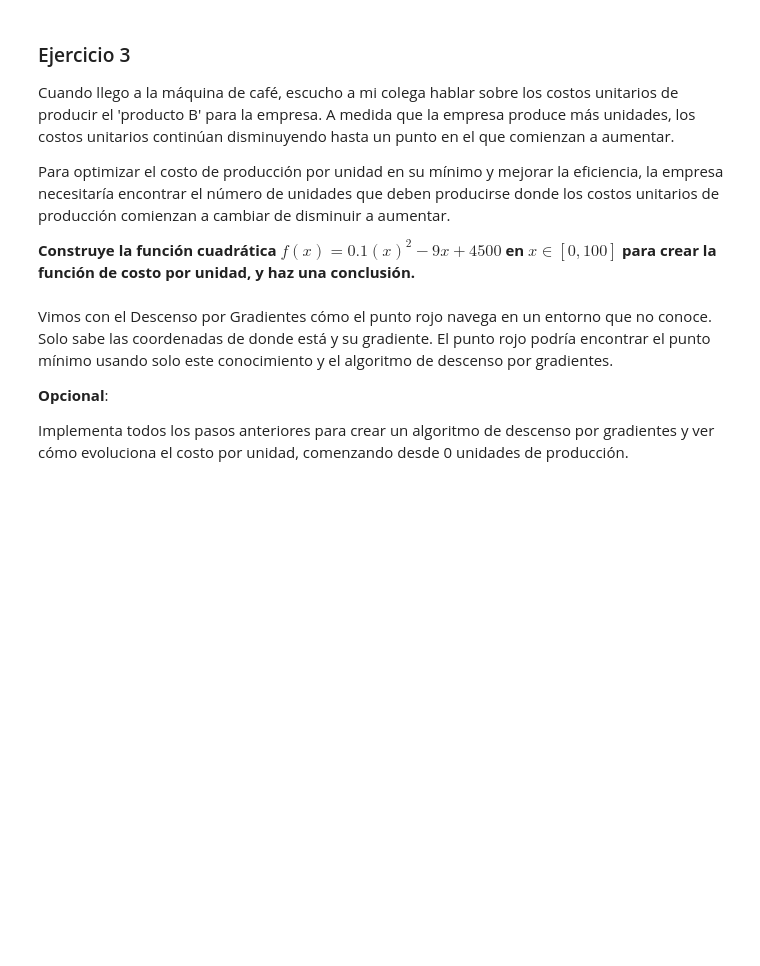
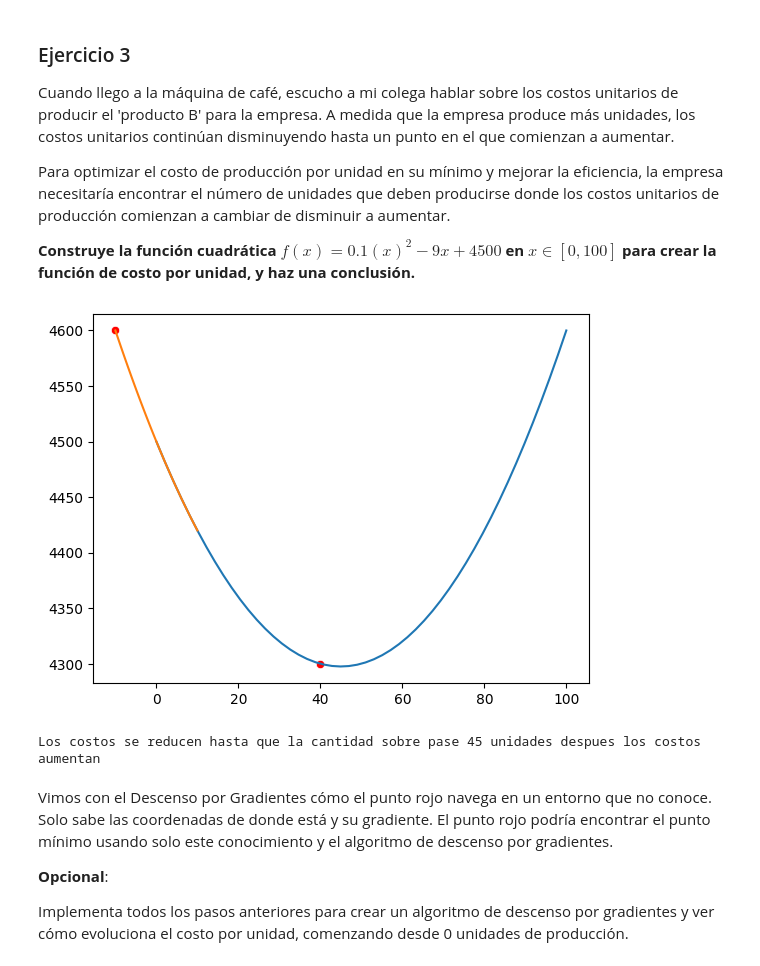
Before and after one commit to scontrerasr/calculus-and-algebra-problems-with-python, a Jupyter notebook: notebook/problems.es.ipynb, the cells around one changed output. Saved outputs shown, nothing was run; the diff lists cells and outputs as text; code cells hidden in the pictures; blank space fills up the shorter version.

```diff
--- a/notebook/problems.es.ipynb
+++ b/notebook/problems.es.ipynb
@@ -53,2 +83,7 @@ La primera derivada de la función de velocidad es la aceleración. Me doy cuent
 # %%
 # Crea un DataFrame
+df = pd.DataFrame({
+    't': t,
+    'x(t)': x(t)
+    })
+df.head()
@@ -223,6 +265,54 @@ Para optimizar el costo de producción por unidad en su mínimo y mejorar la efi
 **Construye la función cuadrática $f(x)=0.1(x)^2−9x +4500$ en $x∈[0,100]$ para crear la función de costo por unidad, y haz una conclusión.**
 # %%
 # Definir y graficar la función
+def c(u): return 0.1*u**2-9*u+4500
+u=np.linspace(0,100)
+plt.plot(u,c(u))
+
+#Verificar avance de la función
+visualize(c, x=[-10, 40])
+plt.show()
+"""
+Codigo para avance
+def gradient_descent(c, nsteps=1):
+
+    # collectXs es un array para almacenar cómo cambió x en cada iteración, para poder visualizarlo más tarde
+
+    collectXs = [u]
+
+    # learning_rate es el valor que mencionamos como alpha en la sección anterior
+
+    learning_rate = 1e-01
+
+    for _ in range(nsteps):
+
+        # La siguiente línea hace la verdadera magia
+        # El siguiente valor de x se calcula restando el gradiente * learning_rate de sí mismo
+        # La intuición detrás de esta línea está en la sección anterior
+
+        u -= df(u) * learning_rate
+        collectXs.append(u)
+
+    # Retornamos una tupla que contiene
+    # x -> el valor reciente de x después de nsteps
+    # collectXs -> todos los valores de x que se calcularon hasta ahora
+
+    return u, collectXs
+
+visualize(c, x=collectedXs)
+"""
+def dc(u):
+    h = 0.000001
+    return (c(u + h) - c(u))/h
+
+##derivando tambien podemos conseguir la ecuación c'(u)=0.2u-9
+##sabemos que c'(u) se hace cero cuando u=45
+##ese es el minimo de la función
+
+print("Los costos se reducen hasta que la cantidad sobre pase 45 unidades despues los costos aumentan")
+# %% [output]
+[figure, added]
+Los costos se reducen hasta que la cantidad sobre pase 45 unidades despues los costos aumentan
 # %% [markdown]
 Vimos con el Descenso por Gradientes cómo el punto rojo navega en un entorno que no conoce. Solo sabe las coordenadas de donde está y su gradiente. El punto rojo podría encontrar el punto mínimo usando solo este conocimiento y el algoritmo de descenso por gradientes.
 
```
Also changed, not shown: parts of 15 cells of this notebook, 1 other file.
